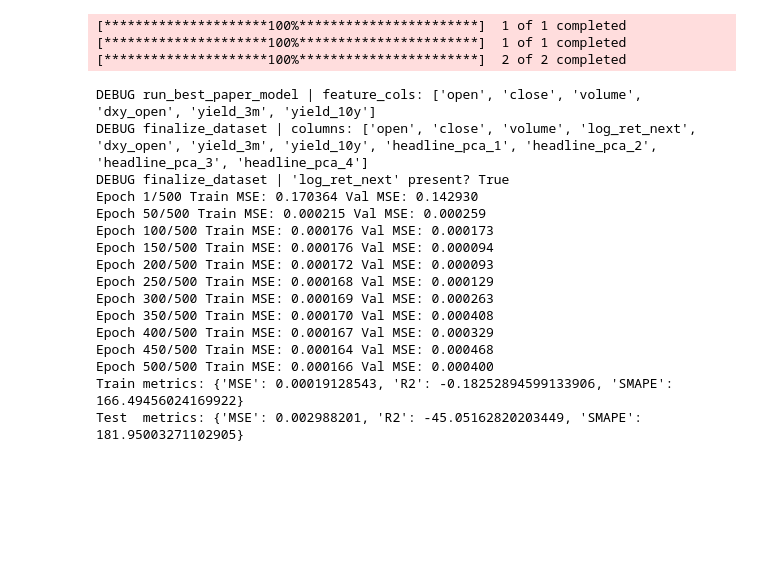
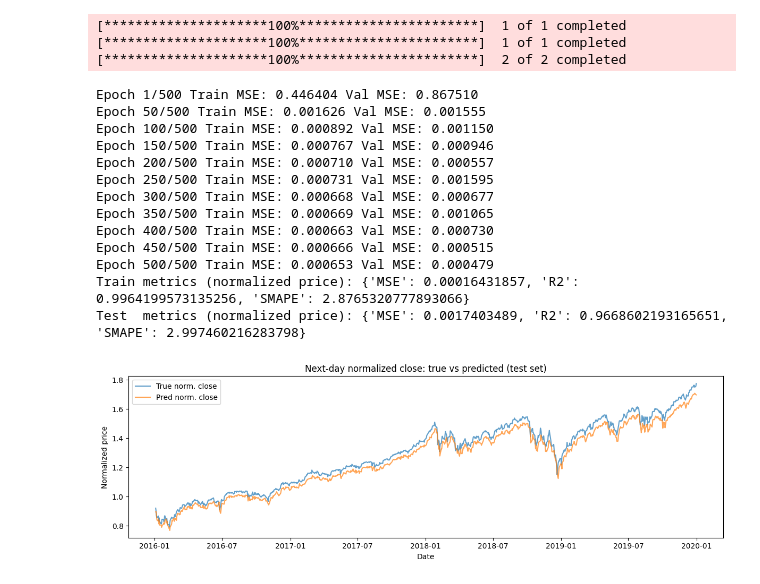
Before and after one commit to jdstyles01/Trading-BOT, a Jupyter notebook: Prueba embeding.ipynb, the cells around one changed output. Drawn from its saved outputs; the diff is of its cells as text; code cells hidden in the pictures; blank space fills up the shorter version.

Commit message:
"Added new function `finalize_dataset_price_target` and modified `run_best_paper_model` to use it, changing the model to predict normalized price target instead of raw log-return."

```diff
--- a/Prueba embeding.ipynb
+++ b/Prueba embeding.ipynb
@@ -473,24 +536,22 @@ emb_df = build_headline_embeddings(df_headlines[["date", "headline"]])
 one_per_day = select_one_headline_per_day(emb_df)
 headline_embs = one_per_day
 # %%
-run_best_paper_model(cfg, headline_embs=headline_embs)
+run_best_paper_model_price_target(cfg, headline_embs=headline_embs)
 # %% [output]
 [*********************100%***********************]  1 of 1 completed
 [*********************100%***********************]  1 of 1 completed
 [*********************100%***********************]  2 of 2 completed
-DEBUG run_best_paper_model | feature_cols: ['open', 'close', 'volume', 'dxy_open', 'yield_3m', 'yield_10y']
-DEBUG finalize_dataset | columns: ['open', 'close', 'volume', 'log_ret_next', 'dxy_open', 'yield_3m', 'yield_10y', 'headline_pca_1', 'headline_pca_2', 'headline_pca_3', 'headline_pca_4']
-DEBUG finalize_dataset | 'log_ret_next' present? True
-Epoch 1/500 Train MSE: 0.170364 Val MSE: 0.142930
-Epoch 50/500 Train MSE: 0.000215 Val MSE: 0.000259
-Epoch 100/500 Train MSE: 0.000176 Val MSE: 0.000173
-Epoch 150/500 Train MSE: 0.000176 Val MSE: 0.000094
-Epoch 200/500 Train MSE: 0.000172 Val MSE: 0.000093
-Epoch 250/500 Train MSE: 0.000168 Val MSE: 0.000129
-Epoch 300/500 Train MSE: 0.000169 Val MSE: 0.000263
-Epoch 350/500 Train MSE: 0.000170 Val MSE: 0.000408
-Epoch 400/500 Train MSE: 0.000167 Val MSE: 0.000329
-Epoch 450/500 Train MSE: 0.000164 Val MSE: 0.000468
-Epoch 500/500 Train MSE: 0.000166 Val MSE: 0.000400
-Train metrics: {'MSE': 0.00019128543, 'R2': -0.18252894599133906, 'SMAPE': 166.49456024169922}
-Test  metrics: {'MSE': 0.002988201, 'R2': -45.05162820203449, 'SMAPE': 181.95003271102905}
+Epoch 1/500 Train MSE: 0.446404 Val MSE: 0.867510
+Epoch 50/500 Train MSE: 0.001626 Val MSE: 0.001555
+Epoch 100/500 Train MSE: 0.000892 Val MSE: 0.001150
+Epoch 150/500 Train MSE: 0.000767 Val MSE: 0.000946
+Epoch 200/500 Train MSE: 0.000710 Val MSE: 0.000557
+Epoch 250/500 Train MSE: 0.000731 Val MSE: 0.001595
+Epoch 300/500 Train MSE: 0.000668 Val MSE: 0.000677
+Epoch 350/500 Train MSE: 0.000669 Val MSE: 0.001065
+Epoch 400/500 Train MSE: 0.000663 Val MSE: 0.000730
+Epoch 450/500 Train MSE: 0.000666 Val MSE: 0.000515
+Epoch 500/500 Train MSE: 0.000653 Val MSE: 0.000479
+Train metrics (normalized price): {'MSE': 0.00016431857, 'R2': 0.9964199573135256, 'SMAPE': 2.8765320777893066}
+Test  metrics (normalized price): {'MSE': 0.0017403489, 'R2': 0.9668602193165651, 'SMAPE': 2.997460216283798}
+[figure, added]
```
Also changed, not shown: parts of 2 cells of this notebook.
